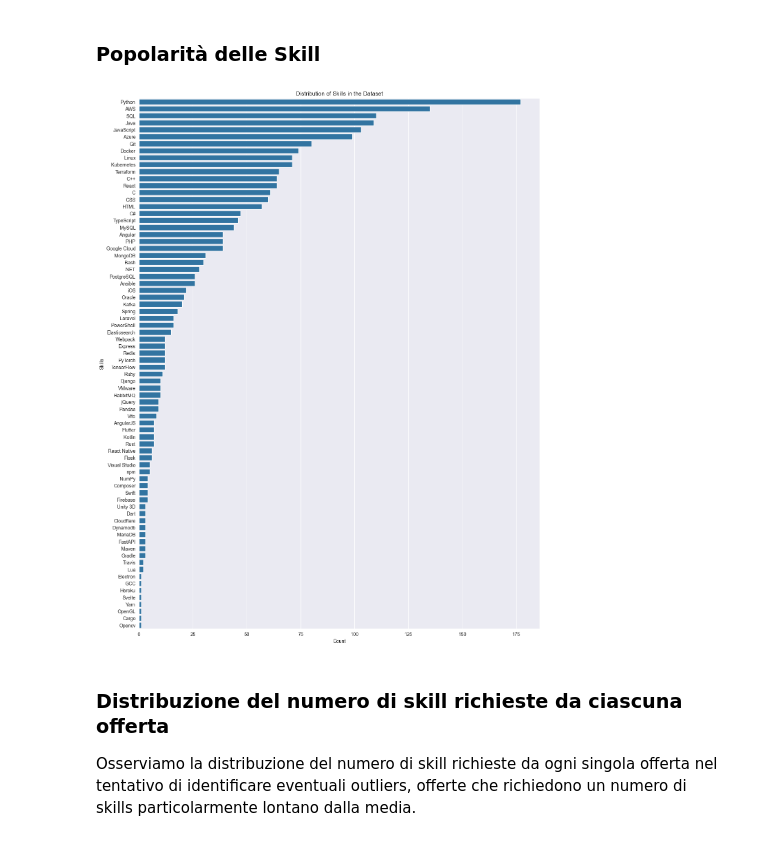
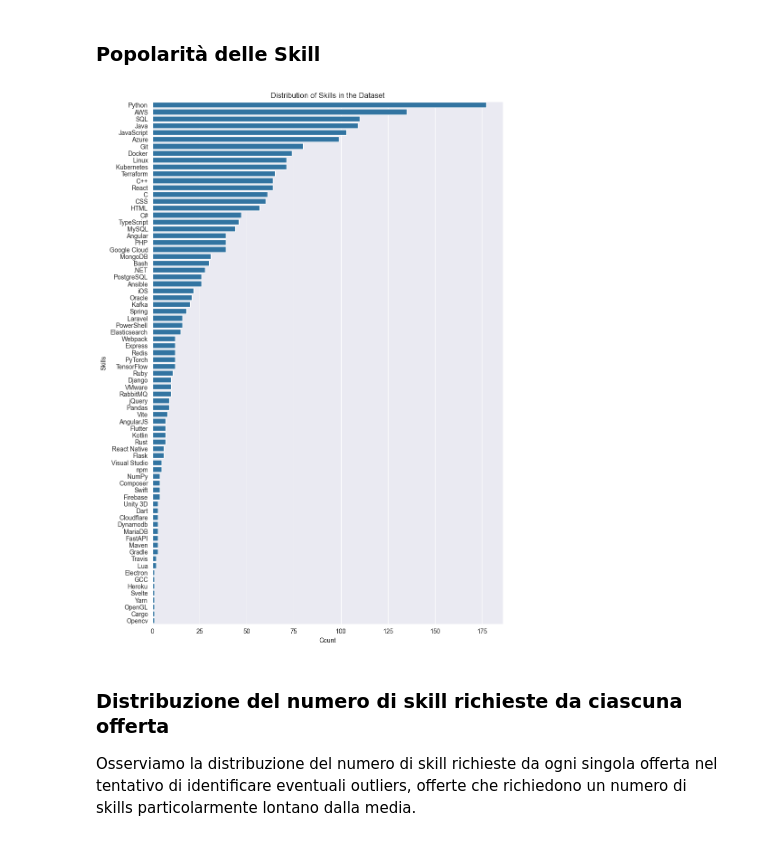
Before and after one commit to antoninoLorenzo/RecommenderSystem_TC, a Jupyter notebook: demo/notebooks/offers_preparation.ipynb, the cells around one changed output. Drawn from its saved outputs; the diff is of its cells as text; code cells hidden in the pictures.

```diff
--- a/demo/notebooks/offers_preparation.ipynb
+++ b/demo/notebooks/offers_preparation.ipynb
@@ -127,26 +127,26 @@ offers_frame
 # %%
 from commons import id_to_skill
 
 # Count
 out = []
 skill_counts = Counter()
 for skill_set in required_skills:
     if skill_set:
         sset = id_to_skill(skill_set, skills_frame)
         out.append(sset)
         for s in sset:
             skill_counts[s] += 1
 sorted_counts = {skill: skill_counts[skill] for skill in sorted(skill_counts, key=skill_counts.get, reverse=True)}
 
 # Plot
-plt.figure(figsize=(15, 20))
+plt.figure(figsize=(10, 15))
 sns.barplot(x=sorted_counts.values(), y=sorted_counts.keys())
 plt.title("Distribution of Skills in the Dataset")
 plt.xlabel("Count")
 plt.ylabel("Skills")
 plt.show()
 # %% [output]
-[figure, old version]
+[figure, new version]
 # %% [markdown]
 ### Distribuzione del numero di skill richieste da ciascuna offerta
 Osserviamo la distribuzione del numero di skill richieste da ogni singola offerta nel tentativo di identificare eventuali outliers, offerte che richiedono un numero di skills particolarmente lontano dalla media.
```
